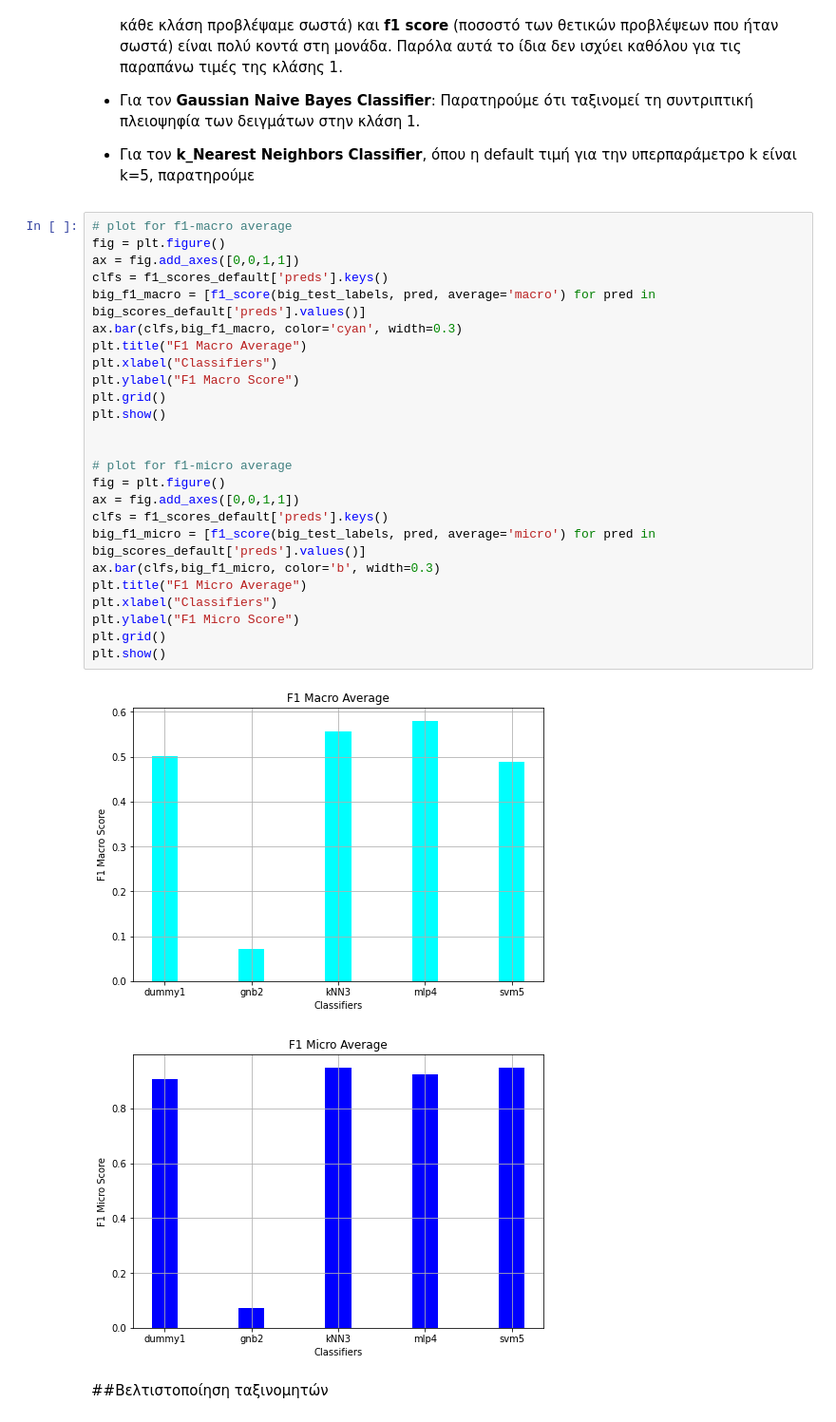
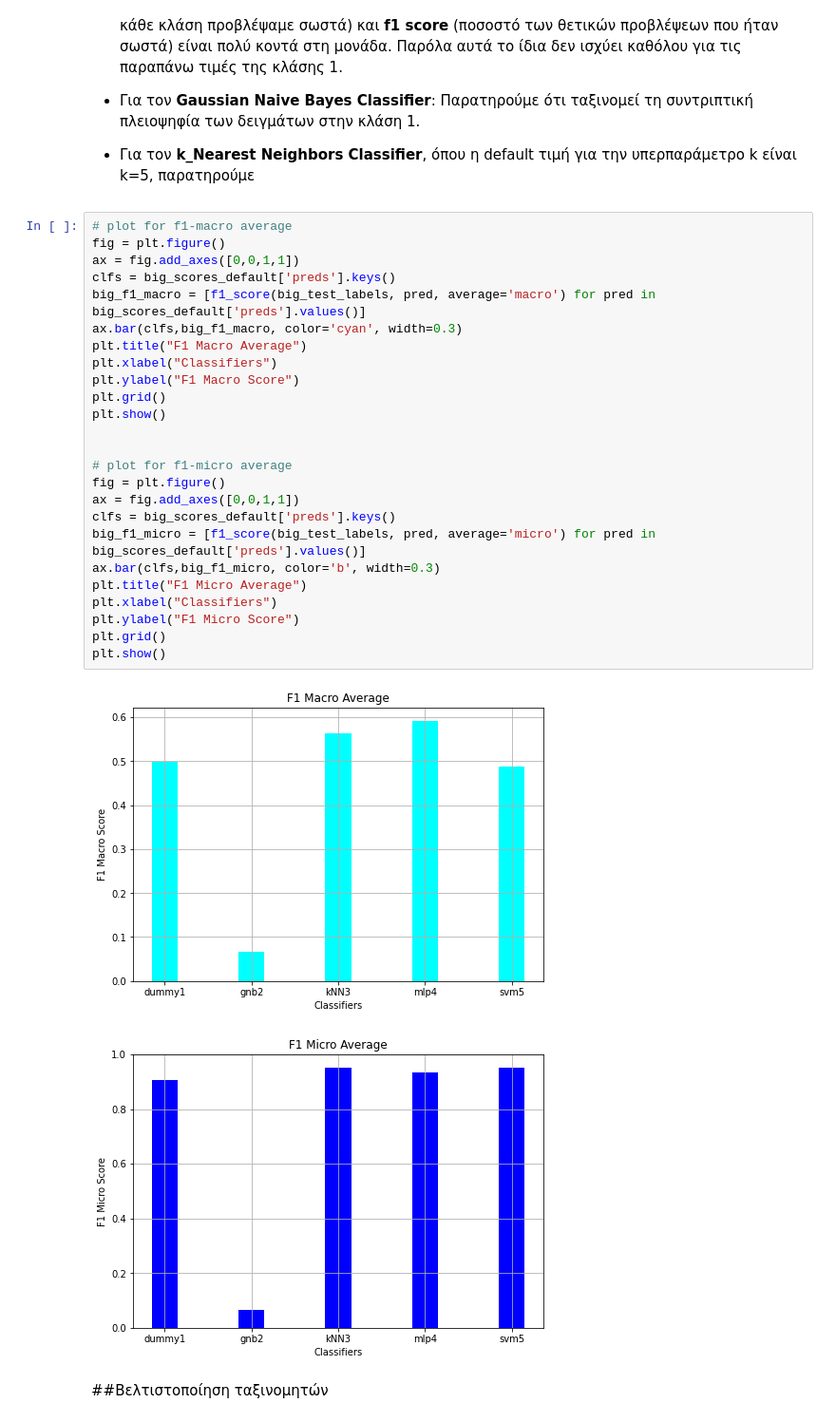
Before and after one commit to jkalogero/Neural-Networks, a Jupyter notebook: Lab_1/Lab_1.ipynb, the cells around one changed output. Shown at 95% size. Cells and saved outputs as stored; diff of their text form.

```diff
--- a/Lab_1/Lab_1.ipynb
+++ b/Lab_1/Lab_1.ipynb
@@ -2284,31 +2284,31 @@ weighted avg       0.95      0.95      0.93     13022
 # %%
 # plot for f1-macro average
 fig = plt.figure()
 ax = fig.add_axes([0,0,1,1])
-clfs = f1_scores_default['preds'].keys()
+clfs = big_scores_default['preds'].keys()
 big_f1_macro = [f1_score(big_test_labels, pred, average='macro') for pred in big_scores_default['preds'].values()]
 ax.bar(clfs,big_f1_macro, color='cyan', width=0.3)
 plt.title("F1 Macro Average")
 plt.xlabel("Classifiers")
 plt.ylabel("F1 Macro Score")
 plt.grid()
 plt.show()
 
 
 # plot for f1-micro average
 fig = plt.figure()
 ax = fig.add_axes([0,0,1,1])
-clfs = f1_scores_default['preds'].keys()
+clfs = big_scores_default['preds'].keys()
 big_f1_micro = [f1_score(big_test_labels, pred, average='micro') for pred in big_scores_default['preds'].values()]
 ax.bar(clfs,big_f1_micro, color='b', width=0.3)
 plt.title("F1 Micro Average")
 plt.xlabel("Classifiers")
 plt.ylabel("F1 Micro Score")
 plt.grid()
 plt.show()
 # %% [output]
-[figure, old version]
+[figure, new version]
-[figure, old version]
+[figure, new version]
 # %% [markdown]
 ##Βελτιστοποίηση ταξινομητών
 # %% [markdown]
```
Also changed, not shown: parts of 6 cells of this notebook.
